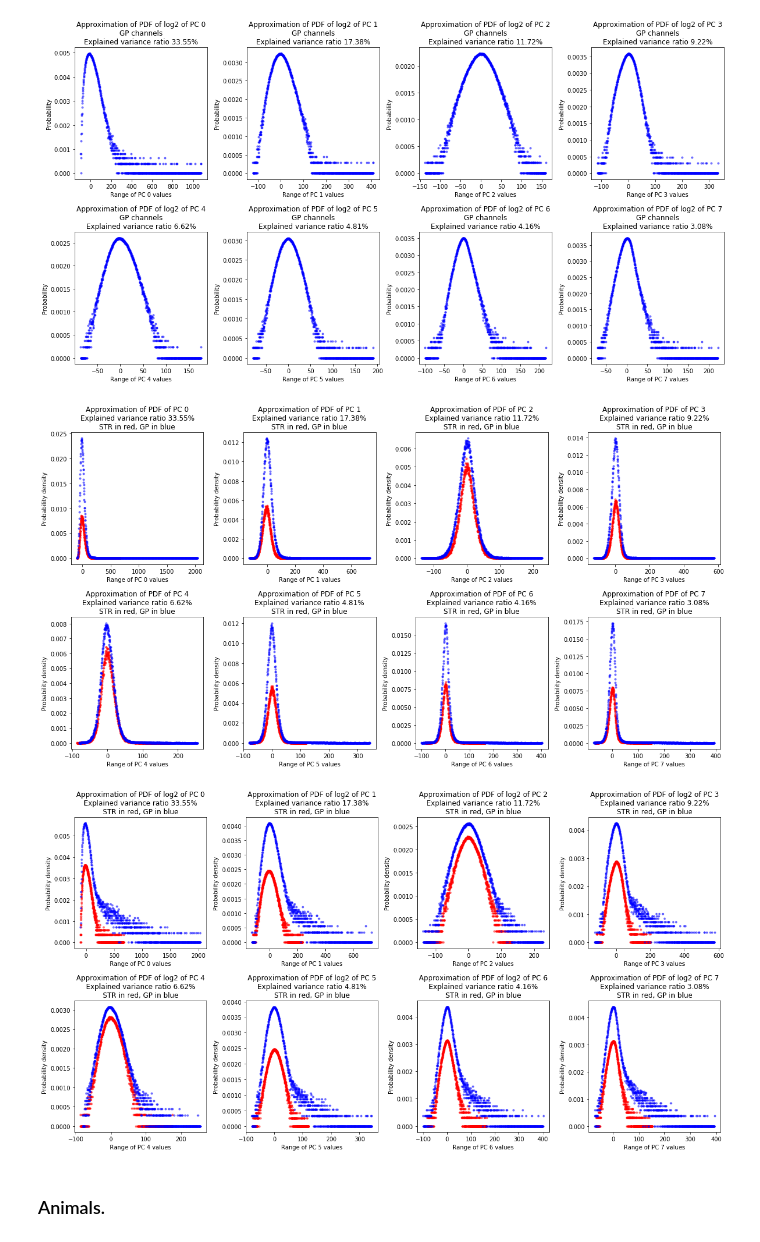
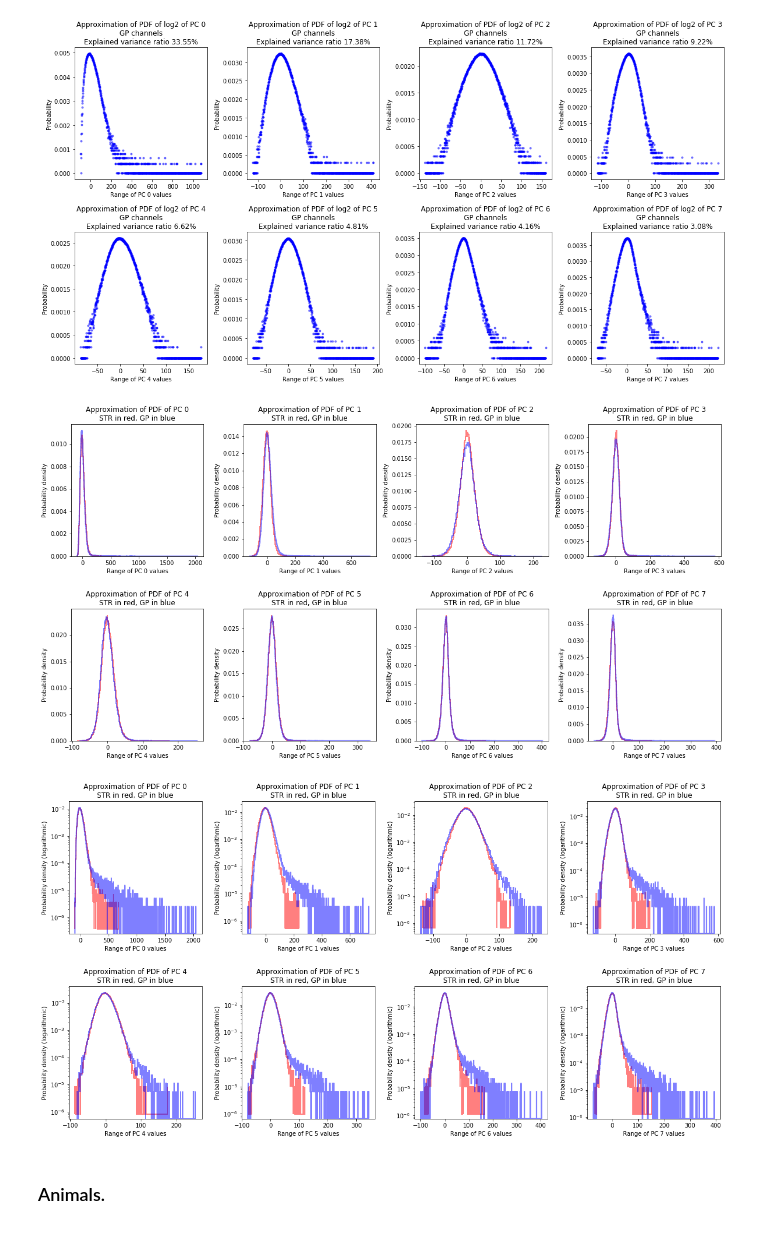
Before and after one commit to miriamvall/DD142X, a Jupyter notebook: code/notebooks/PCA 5.ipynb, the cells around one changed output. Cells and saved outputs as stored; diff of their text form; code cells hidden in the pictures.

```diff
--- a/code/notebooks/PCA 5.ipynb
+++ b/code/notebooks/PCA 5.ipynb
@@ -340,43 +375,71 @@ for channel, pcs, col in zip(["STR", "GP"], [pcs_str, pcs_gp], ['r', 'b']):
 # %%
 plt.figure(figsize = (20, 10))
 for idx in range(n_components):
-    xs_str, ys_str, yslg2_str = aprx_pdf_1d(pcs_str[ : , idx])
-    xs_gp , ys_gp , yslg2_gp  = aprx_pdf_1d(pcs_gp [ : , idx])
 
     plt.subplot(2, 4, idx + 1)
     plt.xlabel(f"Range of PC {idx} values")
     plt.ylabel(f"Probability density")
     plt.title(f"Approximation of PDF of PC {idx}" + \
-    f"\nExplained variance ratio {round(pca_model.explained_variance_ratio_[idx] * 100, 2)}%" + \
     f"\nSTR in red, GP in blue")
-    plt.plot(xs_str, ys_str, 'r.', alpha = 0.5)
-    plt.plot(xs_gp , ys_gp , 'b.', alpha = 0.5)
+    plt.hist(
+        pcs_str[ : , idx],
+        bins = 'auto',
+        histtype = 'step',
+        density = True,
+        color = 'red',
+        alpha = 0.5,
+        lw = 2.
+    )
+    plt.hist(
+        pcs_gp[ : , idx],
+        bins = 'auto',
+        histtype = 'step',
+        density = True,
+        color = 'blue',
+        alpha = 0.5,
+        lw = 2.
+    )
 
 plt.subplots_adjust(wspace = 0.3, hspace = 0.4)
-plt.savefig(f"../_data/PCA/PCA5.kex.both.png")
+plt.savefig(f"../_data/production/PCA-adjusted/PCA5.kex.both.png")
 plt.show()
 plt.close()
 
 plt.figure(figsize = (20, 10))
 for idx in range(n_components):
-    xs_str, ys_str, yslg2_str = aprx_pdf_1d(pcs_str[ : , idx])
-    xs_gp , ys_gp , yslg2_gp  = aprx_pdf_1d(pcs_gp [ : , idx])
 
     plt.subplot(2, 4, idx + 1)
     plt.xlabel(f"Range of PC {idx} values")
-    plt.ylabel(f"Probability density")
-    plt.title(f"Approximation of PDF of log2 of PC {idx}" + \
-    f"\nExplained variance ratio {round(pca_model.explained_variance_ratio_[idx] * 100, 2)}%" + \
+    plt.ylabel(f"Probability density (logarithmic)")
+    plt.title(f"Approximation of PDF of PC {idx}" + \
     f"\nSTR in red, GP in blue")
-    plt.plot(xs_str, yslg2_str, 'r.', alpha = 0.5)
-    plt.plot(xs_gp , yslg2_gp , 'b.', alpha = 0.5)
+    plt.hist(
+        pcs_str[ : , idx],
+        bins = 'auto',
+        histtype = 'step',
+        density = True,
+        color = 'red',
+        log = True,
+        alpha = 0.5,
+        lw = 2.
+    )
+    plt.hist(
+        pcs_gp[ : , idx],
+        bins = 'auto',
+        histtype = 'step',
+        density = True,
+        color = 'blue',
+        log = True,
+        alpha = 0.5,
+        lw = 2.
+    )
 
 plt.subplots_adjust(wspace = 0.3, hspace = 0.4)
-plt.savefig(f"../_data/PCA/PCA5.kex.bothlg2.png")
+plt.savefig(f"../_data/production/PCA-adjusted/PCA5.kex.bothlg2.png")
 plt.show()
 plt.close()
 # %% [output]
-[figure, old version]
+[figure, new version]
-[figure, old version]
+[figure, new version]
 # %% [markdown]
 ### Animals.
```
Also changed, not shown: parts of 8 cells of this notebook, 31 other files.
